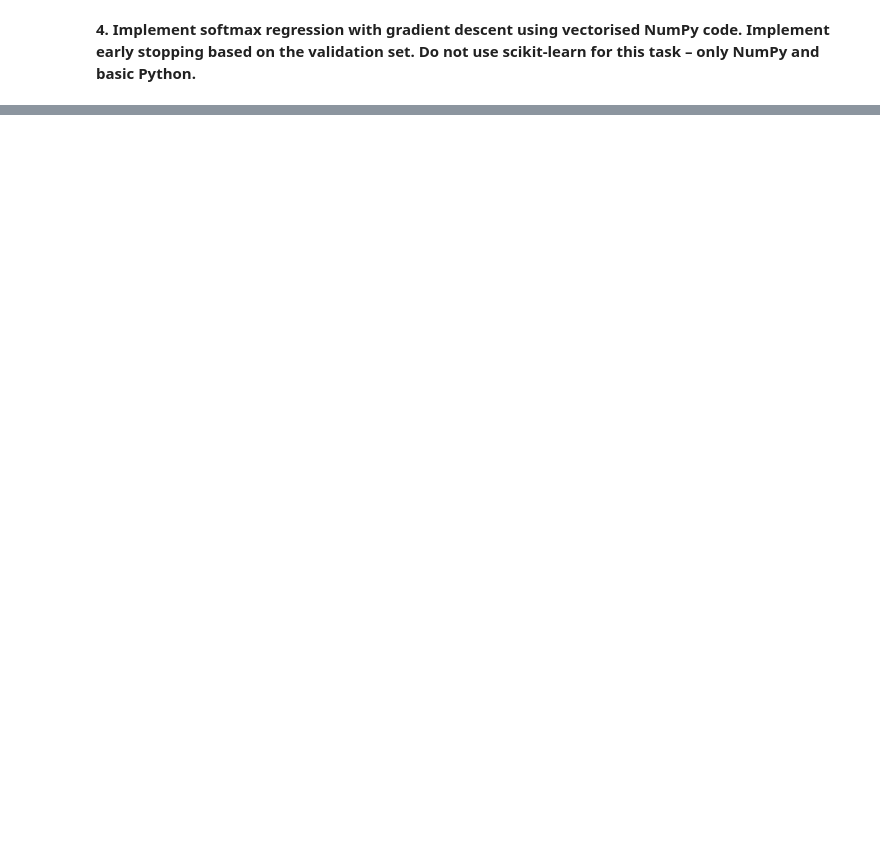
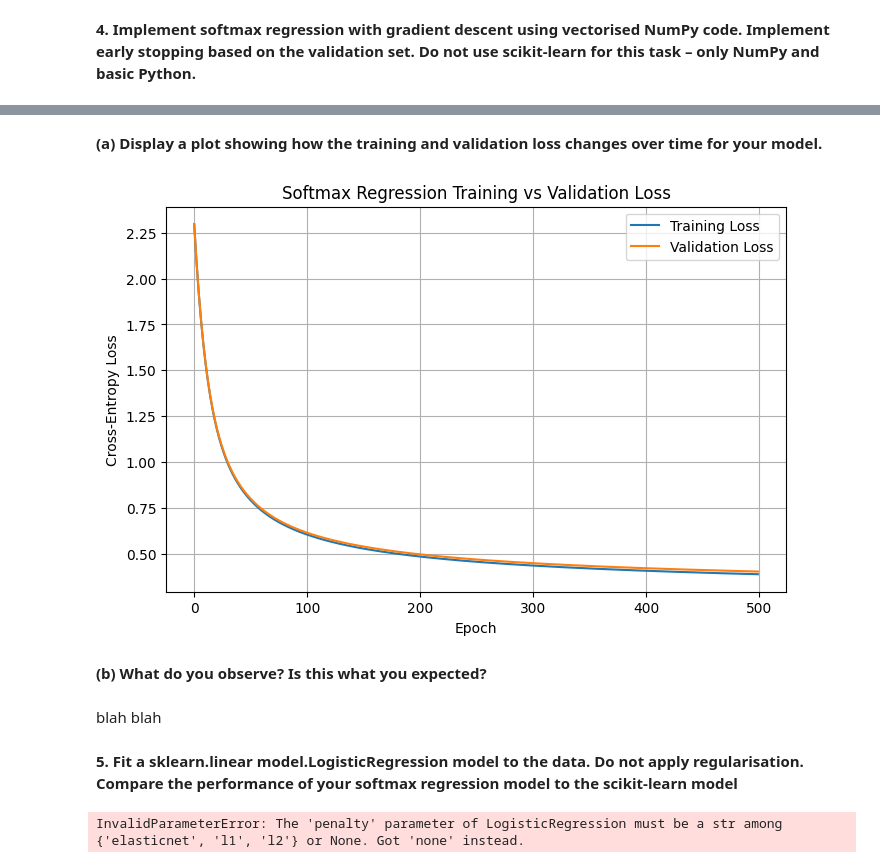
Before and after one commit to saltyypringle/CITS5508-Assignments, a Jupyter notebook: Assignment_1_Dipika_Choudhury.ipynb, the cells around one changed output, grey strips where cells are left out. Saved outputs shown, nothing was run; the diff lists cells and outputs as text; code cells hidden in the pictures; blank space fills up the shorter version.

```diff
--- a/Assignment_1_Dipika_Choudhury.ipynb
+++ b/Assignment_1_Dipika_Choudhury.ipynb
@@ -143,0 +241,44 @@ NameError: name 'X_train' is not defined
+# %% [markdown]
+**(a) Display a plot showing how the training and validation loss changes over time for your model.**
+# %%
+plt.figure(figsize=(8, 5))
+plt.plot(training_loss_history, label="Training Loss")
+plt.plot(validation_loss_history, label="Validation Loss")
+plt.xlabel("Epoch")
+plt.ylabel("Cross-Entropy Loss")
+plt.title("Softmax Regression Training vs Validation Loss")
+plt.legend()
+plt.grid(True)
+plt.show()
+# %% [output]
+[figure, added]
+# %% [markdown]
+**(b) What do you observe? Is this what you expected?**
+# %% [markdown]
+blah blah
+# %% [markdown]
+**5. Fit a sklearn.linear model.LogisticRegression model to the data. Do not apply regularisation. Compare the performance of your softmax regression model to the scikit-learn model**
+# %%
+from sklearn.linear_model import LogisticRegression
+import numpy as np
+
+sklearn_log_reg = LogisticRegression(
+    C=1e12,
+    solver="lbfgs",
+    max_iter=200,
+    random_state=42
+)
+
+sklearn_log_reg.fit(X_train, y_train)
+
+# sklearn model predictions
+sklearn_test_predictions = sklearn_log_reg.predict(X_test)
+
+# custom softmax model predictions
+X_test_bias = np.c_[np.ones((X_test.shape[0], 1)), X_test]
+softmax_test_scores = X_test_bias @ weights
+softmax_test_predictions = np.argmax(softmax_test_scores, axis=1)
+
+print("Both models have now been evaluated on the test set.")
+# %% [output]
+InvalidParameterError: The 'penalty' parameter of LogisticRegression must be a str among {'elasticnet', 'l1', 'l2'} or None. Got 'none' instead.
```
Also changed, not shown: parts of 7 cells of this notebook.
